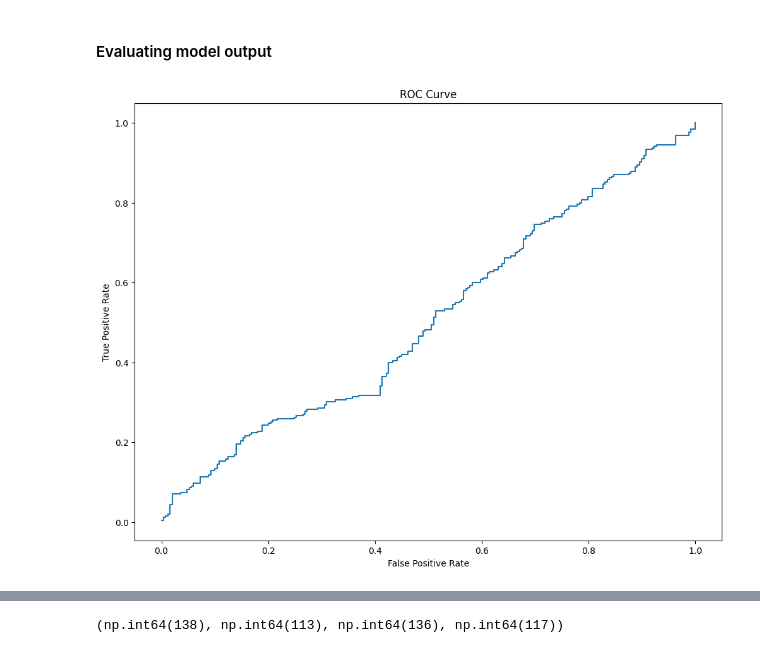
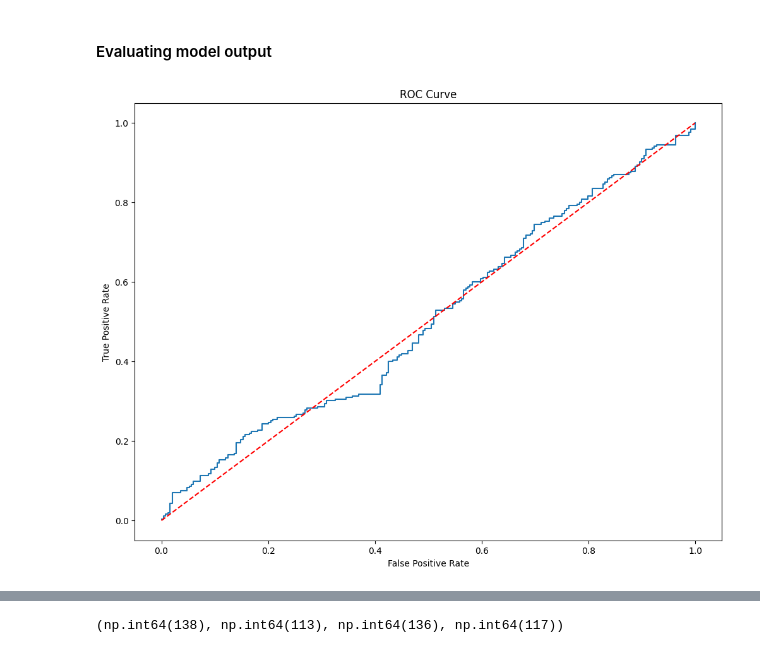
Before and after one commit to MeetPatel89/stock_direct, a Jupyter notebook: notebooks/explore-0.0.1.ipynb, the cells around one changed output, grey strips where cells are left out. Cells and saved outputs as stored; diff of their text form; code cells hidden in the pictures.

```diff
--- a/notebooks/explore-0.0.1.ipynb
+++ b/notebooks/explore-0.0.1.ipynb
@@ -239,23 +239,24 @@ sorted_y_scores = np.sort(y_scores)[::-1]
 # %%
 coordinates = []
 for t in sorted_y_scores:
     y_pred = np.where(y_scores >= t, 1, 0)
     # compute tpr and fpr manually using numpy
     tp = np.sum((y_pred == 1) & (y_test == 1))
     fn = np.sum((y_pred == 0) & (y_test == 1))
     fp = np.sum((y_pred == 1) & (y_test == 0))
     tn = np.sum((y_pred == 0) & (y_test == 0))
     tpr = tp / (tp + fn)
     fpr = fp / (fp + tn)
     coordinates.append((fpr, tpr))
 
 # plot ROC curve using corodinates
 coordinates = np.array(coordinates)
 plt.rcParams["figure.figsize"] = (12, 9)
 plt.plot(coordinates[:,0], coordinates[:,1])
+plt.plot([0, 1], [0, 1], linestyle="--", color="red", label="Random Guess")
 plt.xlabel("False Positive Rate")
 plt.ylabel("True Positive Rate")
 plt.title("ROC Curve")
 plt.show()
 # %% [output]
-[figure, old version]
+[figure, new version]
```
Also changed, not shown: parts of 1 cell of this notebook.
